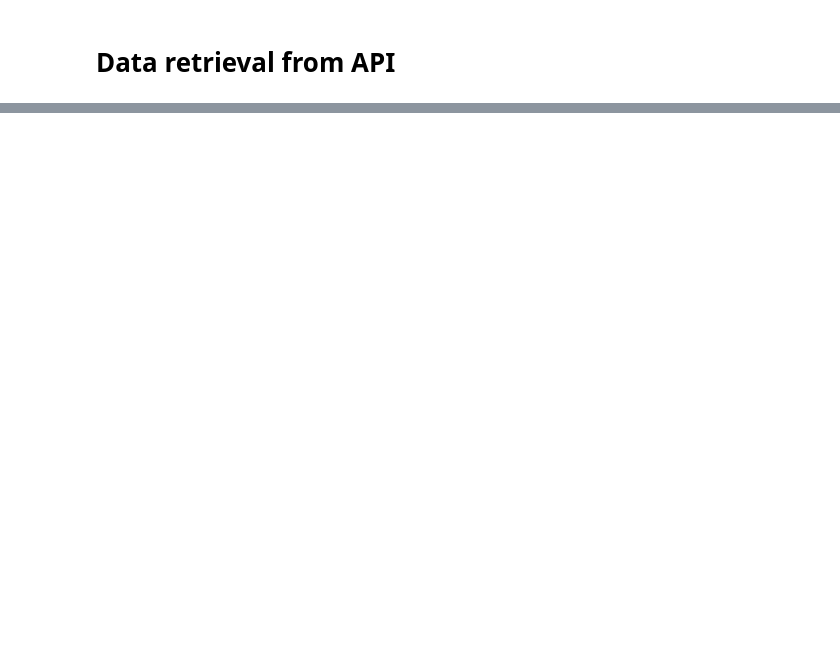
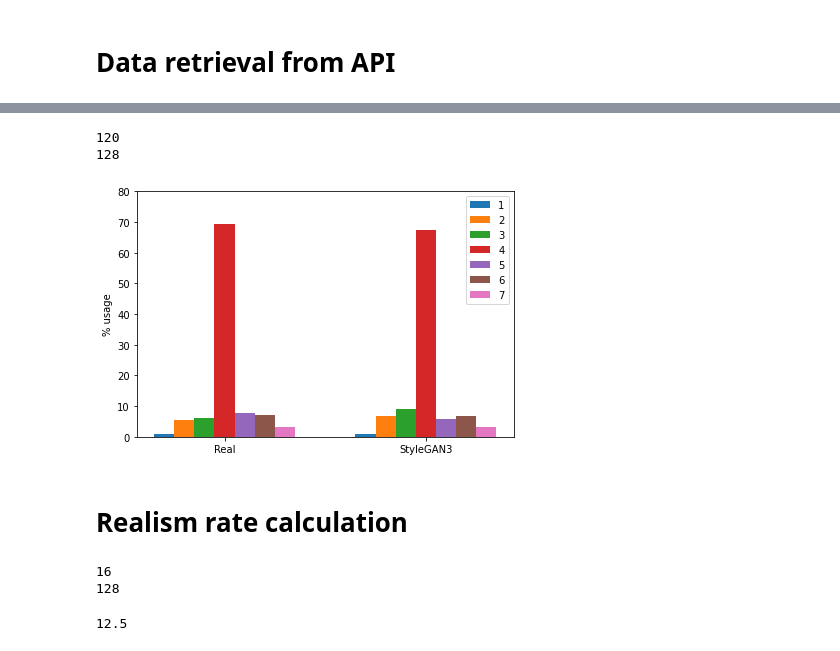
Before and after one commit to emanuelebeozzo/stylegan3-perceptual-test, a Jupyter notebook: data_analysis.ipynb, the cells around one changed output, grey strips where cells are left out. Drawn from its saved outputs; the diff is of its cells as text; code cells hidden in the pictures; blank space fills up the shorter version.

```diff
--- a/data_analysis.ipynb
+++ b/data_analysis.ipynb
@@ -564,0 +49,5 @@ plt.show();
+# %%
+real = dataframe.loc[dataframe['type'] == 0].groupby(['evaluation']).size().reset_index(name='counts_real')
+fake = dataframe.loc[dataframe['type'] == 1].groupby(['evaluation']).size().reset_index(name='counts_gen')
+print(real)
+print(fake)
@@ -564,0 +71,5 @@ plt.show();
+# %%
+evaluations = reduce(lambda left,right: pd.merge(left,right,on='evaluation',  how='outer'), [real, fake])
+evaluations = evaluations.fillna(0)
+evaluations['counts_gen'] = evaluations['counts_gen'].astype('int')
+evaluations
@@ -564,0 +85,58 @@ plt.show();
+# %%
+totGen = evaluations['counts_gen'].sum()
+totReal = evaluations['counts_real'].sum()
+print(totGen)
+print(totReal)
+evaluations['counts_gen'] = evaluations['counts_gen'].div(totGen).mul(100)
+evaluations['counts_real'] = evaluations['counts_real'].div(totReal).mul(100)
+#evaluations
+# %% [output]
+120
+128
+# %%
+eval_1 = evaluations.loc[evaluations['evaluation'] == 1][['counts_real', 'counts_gen']].values.flatten().tolist()
+eval_2 = evaluations.loc[evaluations['evaluation'] == 2][['counts_real', 'counts_gen']].values.flatten().tolist()
+eval_3 = evaluations.loc[evaluations['evaluation'] == 3][['counts_real', 'counts_gen']].values.flatten().tolist()
+eval_4 = evaluations.loc[evaluations['evaluation'] == 4][['counts_real', 'counts_gen']].values.flatten().tolist()
+eval_5 = evaluations.loc[evaluations['evaluation'] == 5][['counts_real', 'counts_gen']].values.flatten().tolist()
+eval_6 = evaluations.loc[evaluations['evaluation'] == 6][['counts_real', 'counts_gen']].values.flatten().tolist()
+eval_7 = evaluations.loc[evaluations['evaluation'] == 7][['counts_real', 'counts_gen']].values.flatten().tolist()
+
+x = np.arange(len(labels))  # the label locations
+width = 0.1  # the width of the bars
+
+fig, ax = plt.subplots()
+rects1 = ax.bar(x-0.3, eval_1, width, label='1')
+rects2 = ax.bar(x-0.2, eval_2, width, label='2')
+rects3 = ax.bar(x-0.1, eval_3, width, label='3')
+rects4 = ax.bar(x, eval_4, width, label='4')
+rects5 = ax.bar(x+0.1, eval_5, width, label='5')
+rects6 = ax.bar(x+0.2, eval_6, width, label='6')
+rects7 = ax.bar(x+0.3, eval_7, width, label='7')
+
+# Add some text for labels, title and custom x-axis tick labels, etc.
+ax.set_ylabel('% usage')
+ax.set_title('')
+ax.legend()
+plt.ylim(0,80)
+plt.xticks(x, ['Real', 'StyleGAN3'])
+
+
+fig.tight_layout()
+# %% [output]
+[figure, added]
+# %% [markdown]
+# Realism rate calculation
+# %%
+realismReal = dataframe.loc[(dataframe['type'] == 0) & (dataframe['evaluation'] <= 3)].count()
+totalReal = dataframe.loc[dataframe['type'] == 0].count()
+realismReal = realismReal['_id']
+print(realismReal)
+totalReal = totalReal['_id']
+print(totalReal)
+realismRealPerc = (realismReal/totalReal)*100
+realismRealPerc
+# %% [output]
+16
+128
+12.5
```
Also changed, not shown: parts of 58 cells of this notebook.
